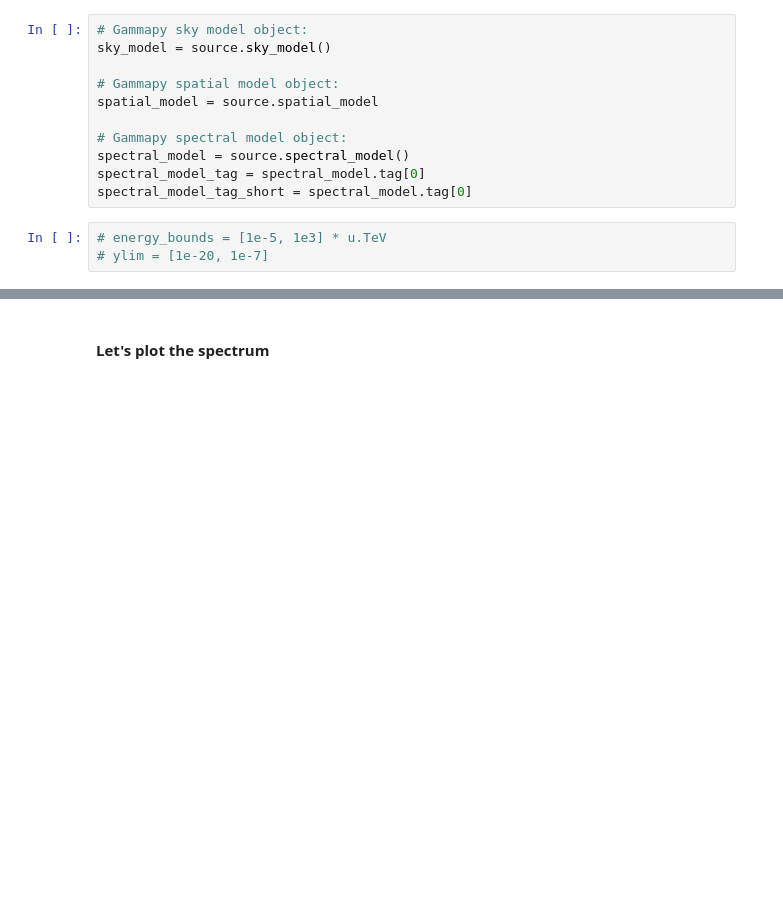
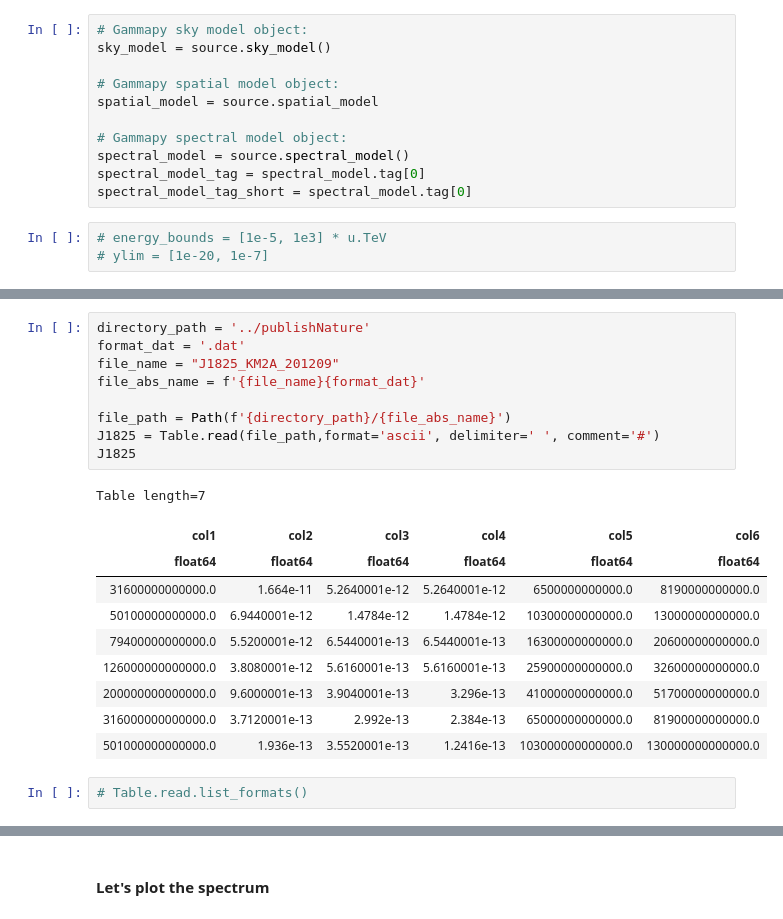
Before and after one commit to rubensjrcosta/gammapy-my_notebooks, a Jupyter notebook: gammapy-notebooks/0.20.1/simulations/LHAASO/data_access_and_selection(DL3)/data_access_and_selection(DL3).ipynb, the cells around one changed output, grey strips where cells are left out. Drawn from its saved outputs; the diff is of its cells as text; blank space fills up the shorter version.

```diff
--- a/gammapy-notebooks/0.20.1/simulations/LHAASO/data_access_and_selection(DL3)/data_access_and_selection(DL3).ipynb
+++ b/gammapy-notebooks/0.20.1/simulations/LHAASO/data_access_and_selection(DL3)/data_access_and_selection(DL3).ipynb
@@ -946,0 +1031,22 @@ plt.show()
+# %%
+directory_path = '../publishNature'
+format_dat = '.dat'
+file_name = "J1825_KM2A_201209"
+file_abs_name = f'{file_name}{format_dat}'
+
+file_path = Path(f'{directory_path}/{file_abs_name}')
+J1825 = Table.read(file_path,format='ascii', delimiter=' ', comment='#')
+J1825
+# %% [output]
+Table length=7
+| col1 | col2 | col3 | col4 | col5 | col6 |
+| float64 | float64 | float64 | float64 | float64 | float64 |
+| 31600000000000.0 | 1.664e-11 | 5.2640001e-12 | 5.2640001e-12 | 6500000000000.0 | 8190000000000.0 |
+| 50100000000000.0 | 6.9440001e-12 | 1.4784e-12 | 1.4784e-12 | 10300000000000.0 | 13000000000000.0 |
+| 79400000000000.0 | 5.5200001e-12 | 6.5440001e-13 | 6.5440001e-13 | 16300000000000.0 | 20600000000000.0 |
+| 126000000000000.0 | 3.8080001e-12 | 5.6160001e-13 | 5.6160001e-13 | 25900000000000.0 | 32600000000000.0 |
+| 200000000000000.0 | 9.6000001e-13 | 3.9040001e-13 | 3.296e-13 | 41000000000000.0 | 51700000000000.0 |
+| 316000000000000.0 | 3.7120001e-13 | 2.992e-13 | 2.384e-13 | 65000000000000.0 | 81900000000000.0 |
+| 501000000000000.0 | 1.936e-13 | 3.5520001e-13 | 1.2416e-13 | 103000000000000.0 | 130000000000000.0 |
+# %%
+# Table.read.list_formats()
```
Also changed, not shown: parts of 115 cells of this notebook, 32 other files.
